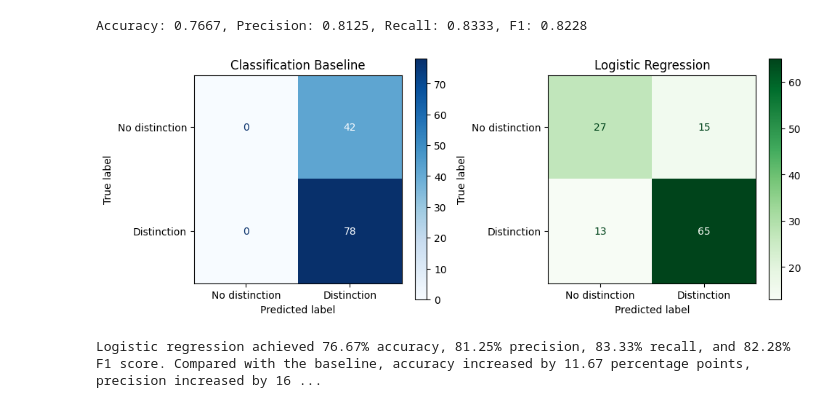
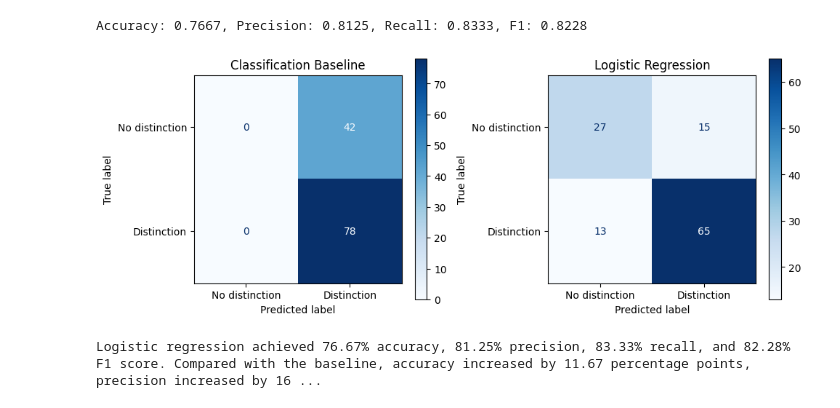
Before and after one commit to RabiaHussain1498/ML_Pipeline, a Jupyter notebook: ML_pipeline.ipynb, the cells around one changed output. Drawn from its saved outputs; the diff is of its cells as text; code cells hidden in the pictures.

```diff
--- a/ML_pipeline.ipynb
+++ b/ML_pipeline.ipynb
@@ -245,28 +245,28 @@ Accuracy: 0.7667, Precision: 0.8125, Recall: 0.8333, F1: 0.8228
 # %%
 fig, axes = plt.subplots(1, 2, figsize=(10, 4))
 
 ConfusionMatrixDisplay.from_predictions(
     yc_test,
     base_preds,
     display_labels=["No distinction", "Distinction"],
     cmap="Blues",
     ax=axes[0]
 )
 axes[0].set_title("Classification Baseline")
 
 ConfusionMatrixDisplay.from_predictions(
     yc_test,
     clf_lr_preds,
     display_labels=["No distinction", "Distinction"],
-    cmap="Greens",
+    cmap="Blues",
     ax=axes[1]
 )
 axes[1].set_title("Logistic Regression")
 
 plt.tight_layout()
 plt.show()
 # %% [output]
-[figure, old version]
+[figure, new version]
 # %%
 summary_logistic = (
     f"Logistic regression achieved {acc * 100:.2f}% accuracy, "
```
